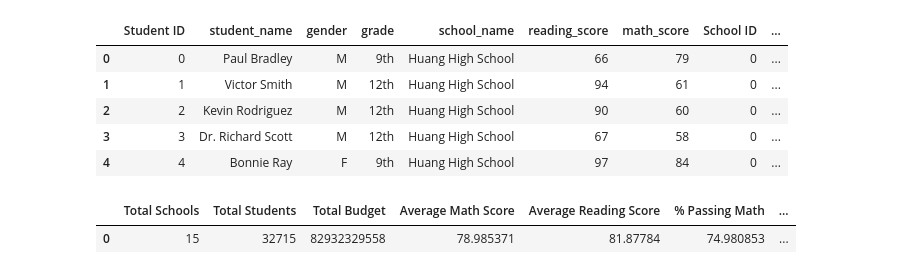
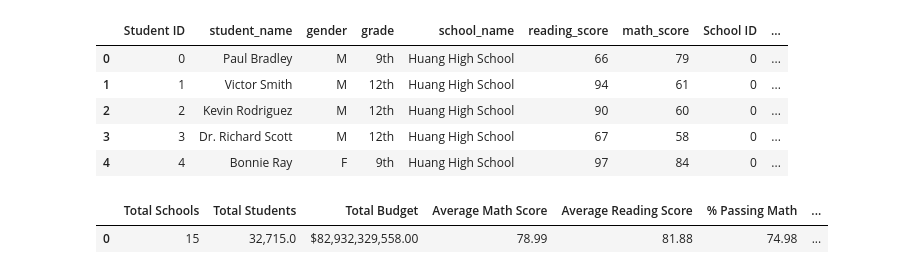
Before and after one commit to cfhornung/pandas-challenge, a Jupyter notebook: PyCitySchools/Education.ipynb, the cells around one changed output. Cells and saved outputs as stored; diff of their text form; code cells hidden in the pictures.

```diff
--- a/PyCitySchools/Education.ipynb
+++ b/PyCitySchools/Education.ipynb
@@ -29,7 +29,8 @@ num_school = len(school_data_complete['school_name'].unique())
 
 # Calculate the total number of students
 num_student = len(school_data_complete['student_name'].unique())
-#num_student
+# num_student
+
 
 # Calculate the total budget
 total_budget = school_data_complete['budget'].sum()
@@ -37,44 +38,48 @@ total_budget = school_data_complete['budget'].sum()
 
 # Calculate the average math score
 avg_math = school_data_complete['math_score'].mean()
-#avg_math
+avg_math = round(avg_math, 2)
 
 # Calculate the average reading score
 avg_read = school_data_complete['reading_score'].mean()
-#avg_read
+avg_read = round(avg_read, 2)
 
 # Calculate the percentage of students with a passing math score (70 or greater)
 pass_math = len(school_data_complete.loc[school_data_complete['math_score'] >= 70])
 all_math = len(school_data_complete.loc[school_data_complete['math_score']])
-percent_math = (pass_math/all_math)*100
+percent_math = round((pass_math/all_math)*100, 2)
 # percent_math
 
 # Calculate the percentage of students with a passing reading score (70 or greater)
 pass_read = len(school_data_complete.loc[school_data_complete['reading_score'] >= 70])
 all_read= len(school_data_complete.loc[school_data_complete['reading_score']])
-percent_read = (pass_read/all_read)*100
+percent_read = round((pass_read/all_read)*100, 2)
 #percent_read
 
 # Calculate the overall passing rate (overall average score), i.e. (avg. math score + avg. reading score)/2
-overall_pass = (percent_math+percent_read)/2
+overall_pass = round((percent_math+percent_read)/2, 2)
 
 
 
 # Create a dataframe to hold the above results
 frame_df = pd.DataFrame({
     "Total Schools": [num_school],
     "Total Students": [num_student],
     "Total Budget": [total_budget],
     "Average Math Score": [avg_math],
     "Average Reading Score": [avg_read],
     "% Passing Math": [percent_math],
     "% Passing Reading": [percent_read],
     "% Overall Passing Rate": [overall_pass]
 
 })
-frame_df
+
 
 # Optional: give the displayed data cleaner formatting
+frame_df['Total Students'] = frame_df.apply(lambda x: "{:,}".format(x['Total Students']), axis=1)
+frame_df['Total Budget'] = frame_df.apply(lambda x: "${:,.2f}".format(x['Total Budget']), axis=1)
+
+frame_df
 # %% [output]
 |  | Total Schools | Total Students | Total Budget | Average Math Score | Average Reading Score | % Passing Math | ... |
-| 0 | 15 | 32715 | 82932329558 | 78.985371 | 81.87784 | 74.980853 | ... |
+| 0 | 15 | 32,715.0 | $82,932,329,558.00 | 78.99 | 81.88 | 74.98 | ... |
```
Also changed, not shown: parts of 10 cells of this notebook.
